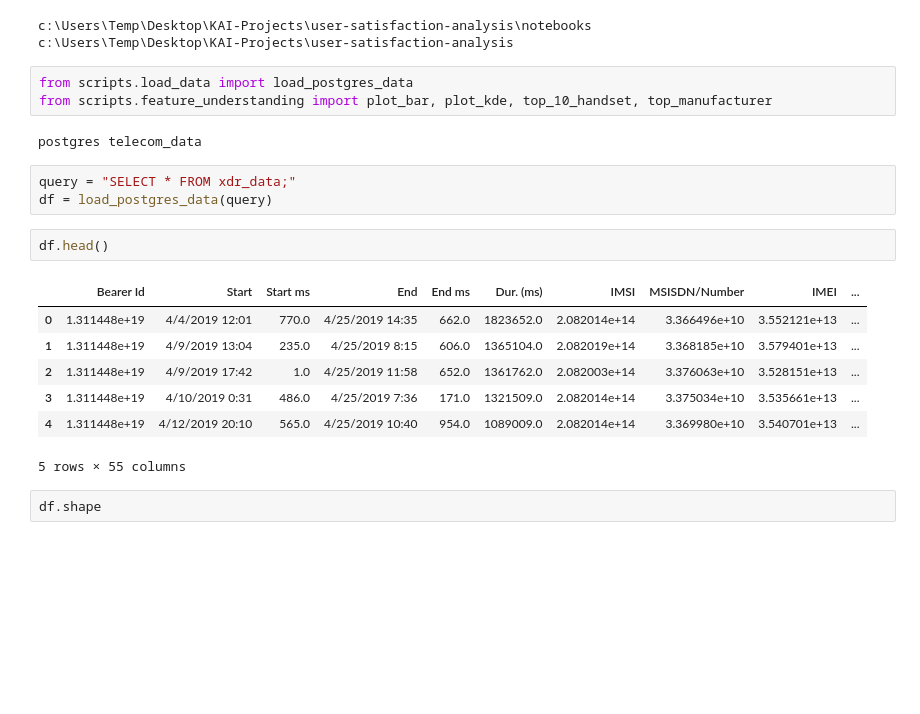
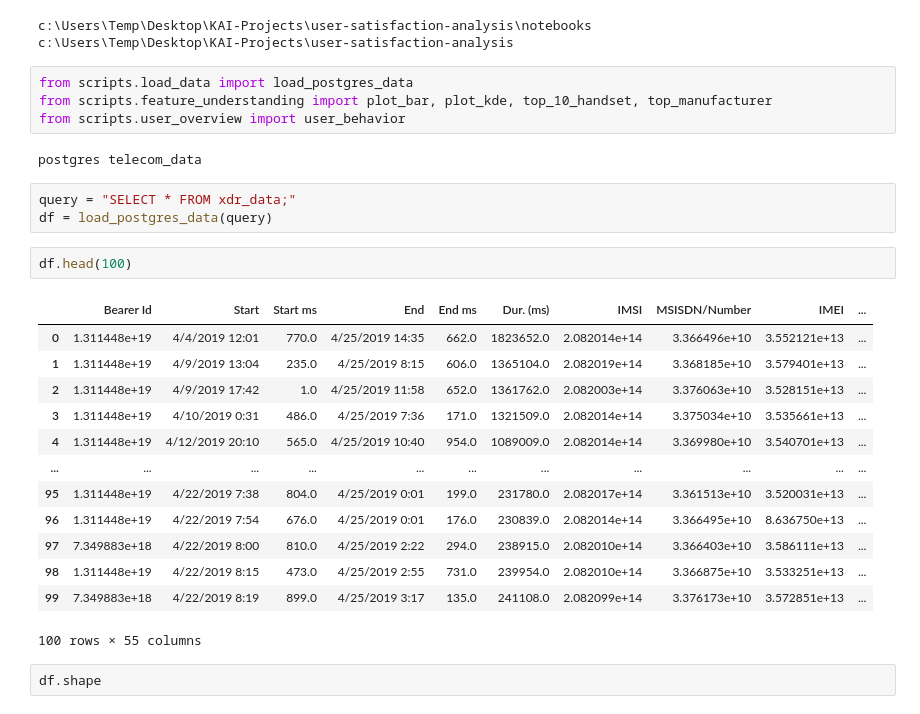
Before and after one commit to Tesfahun03/user-satisfaction-analysis, a Jupyter notebook: notebooks/main.ipynb, the cells around one changed output. Drawn from its saved outputs; the diff is of its cells as text; blank space fills up the shorter version.

```diff
--- a/notebooks/main.ipynb
+++ b/notebooks/main.ipynb
@@ -18,21 +18,28 @@ c:\Users\Temp\Desktop\KAI-Projects\user-satisfaction-analysis
 # %%
 from scripts.load_data import load_postgres_data
 from scripts.feature_understanding import plot_bar, plot_kde, top_10_handset, top_manufacturer
+from scripts.user_overview import user_behavior
 # %% [output]
 postgres telecom_data
 # %%
 query = "SELECT * FROM xdr_data;"
 df = load_postgres_data(query)
 # %%
-df.head()
+df.head(100)
 # %% [output]
 |  | Bearer Id | Start | Start ms | End | End ms | Dur. (ms) | IMSI | MSISDN/Number | IMEI | ... |
 | 0 | 1.311448e+19 | 4/4/2019 12:01 | 770.0 | 4/25/2019 14:35 | 662.0 | 1823652.0 | 2.082014e+14 | 3.366496e+10 | 3.552121e+13 | ... |
 | 1 | 1.311448e+19 | 4/9/2019 13:04 | 235.0 | 4/25/2019 8:15 | 606.0 | 1365104.0 | 2.082019e+14 | 3.368185e+10 | 3.579401e+13 | ... |
 | 2 | 1.311448e+19 | 4/9/2019 17:42 | 1.0 | 4/25/2019 11:58 | 652.0 | 1361762.0 | 2.082003e+14 | 3.376063e+10 | 3.528151e+13 | ... |
 | 3 | 1.311448e+19 | 4/10/2019 0:31 | 486.0 | 4/25/2019 7:36 | 171.0 | 1321509.0 | 2.082014e+14 | 3.375034e+10 | 3.535661e+13 | ... |
 | 4 | 1.311448e+19 | 4/12/2019 20:10 | 565.0 | 4/25/2019 10:40 | 954.0 | 1089009.0 | 2.082014e+14 | 3.369980e+10 | 3.540701e+13 | ... |
+| ... | ... | ... | ... | ... | ... | ... | ... | ... | ... | ... |
+| 95 | 1.311448e+19 | 4/22/2019 7:38 | 804.0 | 4/25/2019 0:01 | 199.0 | 231780.0 | 2.082017e+14 | 3.361513e+10 | 3.520031e+13 | ... |
+| 96 | 1.311448e+19 | 4/22/2019 7:54 | 676.0 | 4/25/2019 0:01 | 176.0 | 230839.0 | 2.082014e+14 | 3.366495e+10 | 8.636750e+13 | ... |
+| 97 | 7.349883e+18 | 4/22/2019 8:00 | 810.0 | 4/25/2019 2:22 | 294.0 | 238915.0 | 2.082010e+14 | 3.366403e+10 | 3.586111e+13 | ... |
+| 98 | 1.311448e+19 | 4/22/2019 8:15 | 473.0 | 4/25/2019 2:55 | 731.0 | 239954.0 | 2.082010e+14 | 3.366875e+10 | 3.533251e+13 | ... |
+| 99 | 7.349883e+18 | 4/22/2019 8:19 | 899.0 | 4/25/2019 3:17 | 135.0 | 241108.0 | 2.082099e+14 | 3.376173e+10 | 3.572851e+13 | ... |
-5 rows × 55 columns
+100 rows × 55 columns
 # %%
 df.shape
 # %% [output]
```
Also changed, not shown: parts of 11 cells of this notebook, 2 other files.
